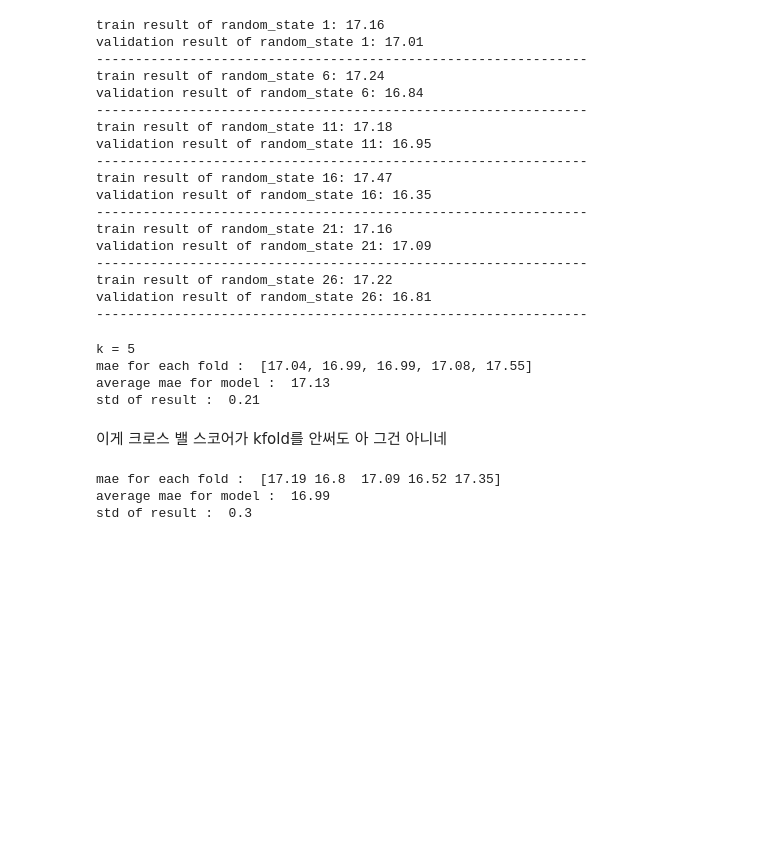
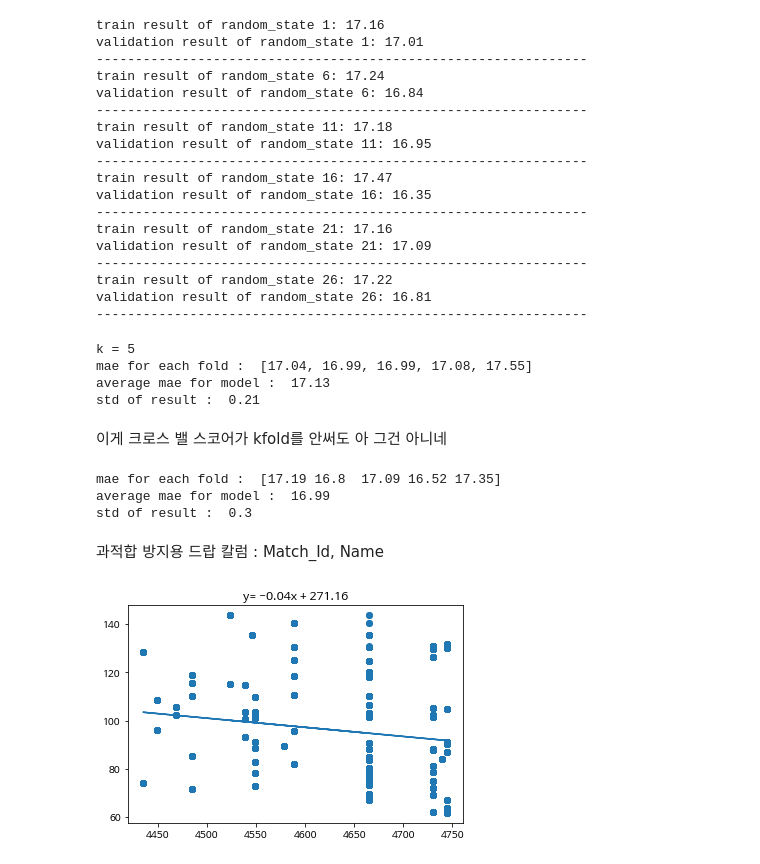
Before and after one commit to ORCT/ds-section2-project, a Jupyter notebook: Modeling.ipynb, the cells around one changed output. Drawn from its saved outputs; the diff is of its cells as text; code cells hidden in the pictures; blank space fills up the shorter version.

```diff
--- a/Modeling.ipynb
+++ b/Modeling.ipynb
@@ -353,3 +366,17 @@ print('std of result : ', np.std(cv_results).round(2))
 mae for each fold :  [17.19 16.8  17.09 16.52 17.35]
 average mae for model :  16.99
 std of result :  0.3
+# %% [markdown]
+과적합 방지용 드랍 칼럼 : Match_Id, Name
+# %%
+ridge = Ridge(alpha=0.5, normalize=True)
+ridge.fit(X_train_l[['성능합']], y_train_l)
+y_pred_ridge = ridge.predict(X_train_l[['성능합']])
+
+plt.scatter(X_train_l['성능합'], y_train_l)
+plt.plot(X_train_l['성능합'], y_pred_ridge)
+plt.title(f'y= {ridge.coef_[0].round(2)}x + {ridge.intercept_.round(2)}')
+
+plt.show()
+# %% [output]
+[figure, added]
```
Also changed, not shown: parts of 17 cells of this notebook.
